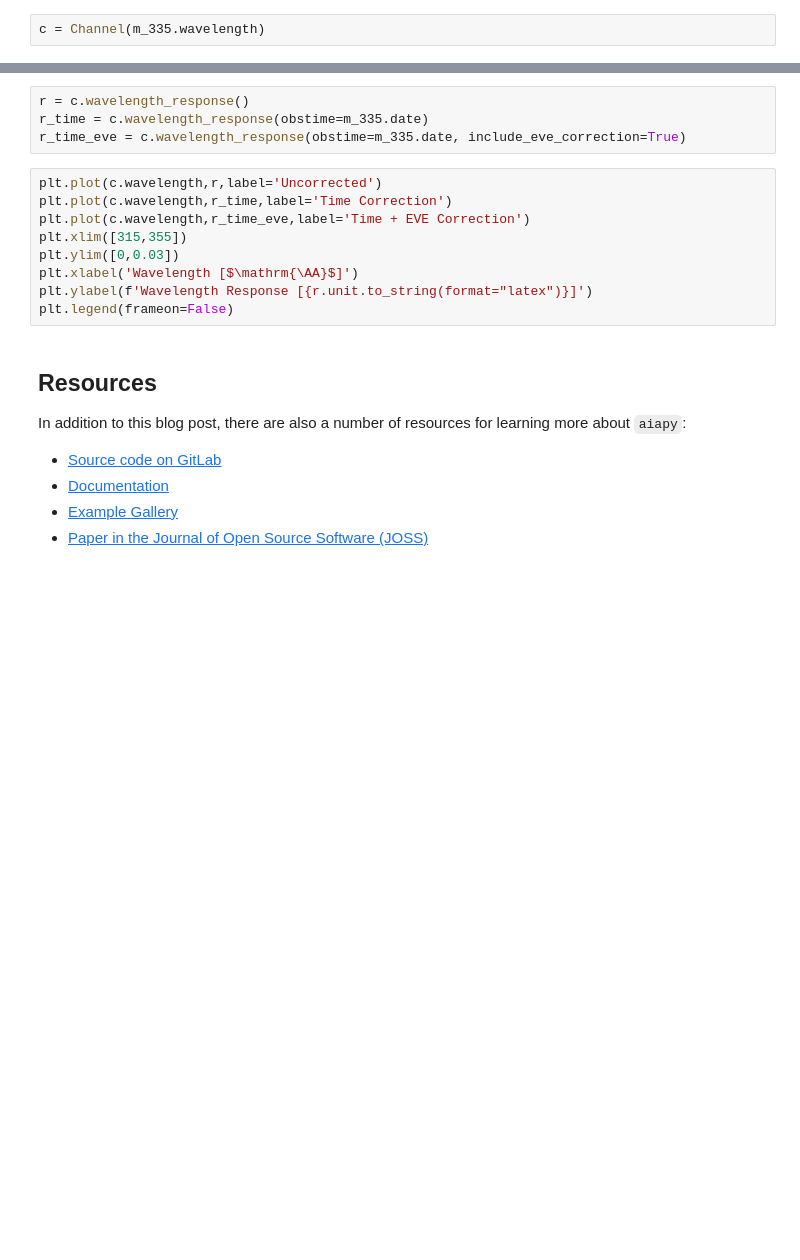
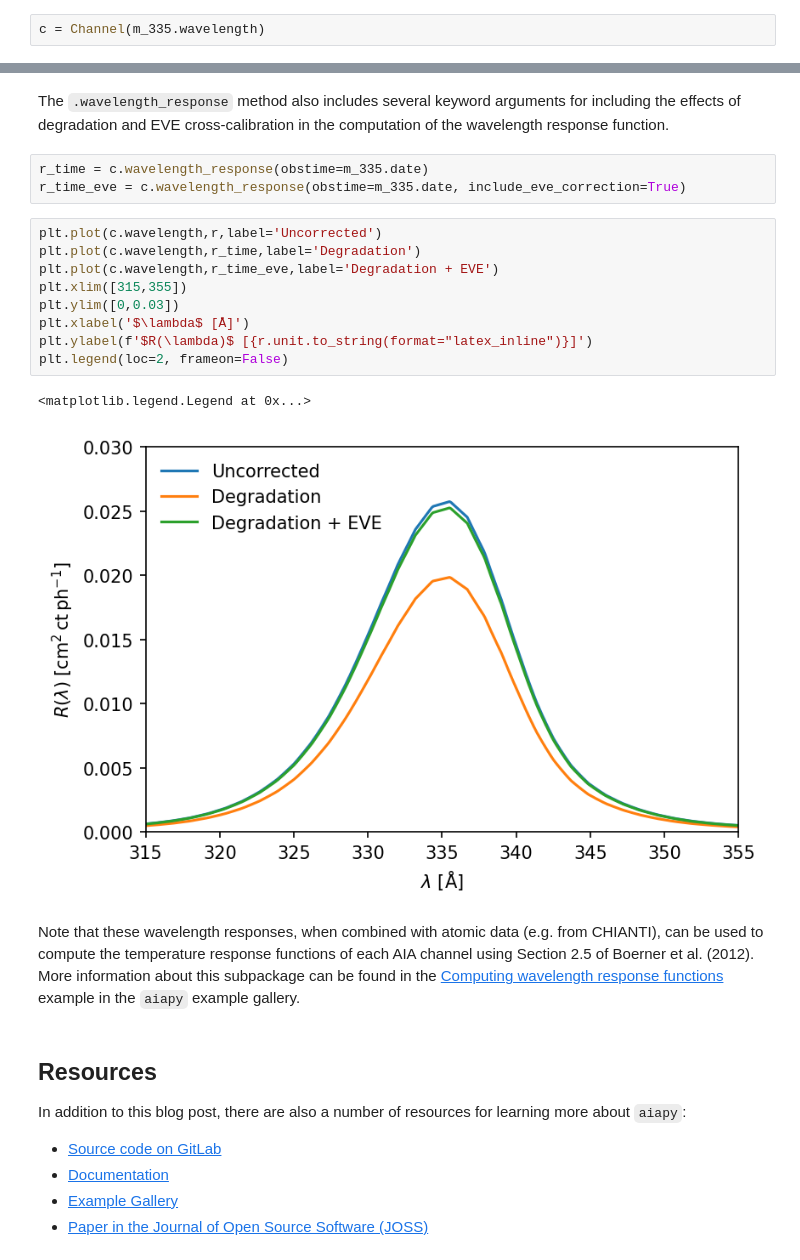
Before and after one commit to sunpy/sunpy.org, a Jupyter notebook: posts/2021/2021-10-01-aiapy-demo.ipynb, the cells around one changed output, grey strips where cells are left out. Saved outputs shown, nothing was run; the diff lists cells and outputs as text; blank space fills up the shorter version.

Commit message:
finish up aiapy blogpost

```diff
--- a/posts/2021/2021-10-01-aiapy-demo.ipynb
+++ b/posts/2021/2021-10-01-aiapy-demo.ipynb
@@ -397,16 +474,23 @@ c = Channel(m_335.wavelength)
+# %% [markdown]
+The `.wavelength_response` method also includes several keyword arguments for including the effects of degradation and EVE cross-calibration in the computation of the wavelength response function.
 # %%
-r = c.wavelength_response()
 r_time = c.wavelength_response(obstime=m_335.date)
 r_time_eve = c.wavelength_response(obstime=m_335.date, include_eve_correction=True)
 # %%
 plt.plot(c.wavelength,r,label='Uncorrected')
-plt.plot(c.wavelength,r_time,label='Time Correction')
-plt.plot(c.wavelength,r_time_eve,label='Time + EVE Correction')
+plt.plot(c.wavelength,r_time,label='Degradation')
+plt.plot(c.wavelength,r_time_eve,label='Degradation + EVE')
 plt.xlim([315,355])
 plt.ylim([0,0.03])
-plt.xlabel('Wavelength [$\mathrm{\AA}$]')
-plt.ylabel(f'Wavelength Response [{r.unit.to_string(format="latex")}]')
-plt.legend(frameon=False)
+plt.xlabel('$\lambda$ [Å]')
+plt.ylabel(f'$R(\lambda)$ [{r.unit.to_string(format="latex_inline")}]')
+plt.legend(loc=2, frameon=False)
+# %% [output]
+<matplotlib.legend.Legend at 0x...>
+[figure, added]
+# %% [markdown]
+Note that these wavelength responses, when combined with atomic data (e.g. from CHIANTI), can be used to compute the temperature response functions of each AIA channel using Section 2.5 of Boerner et al. (2012).
+More information about this subpackage can be found in the [Computing wavelength response functions](https://aiapy.readthedocs.io/en/stable/generated/gallery/calculate_response_function.html#sphx-glr-generated-gallery-calculate-response-function-py) example in the `aiapy` example gallery.
 # %% [markdown]
 ## Resources
 
```
Also changed, not shown: parts of 29 cells of this notebook.
